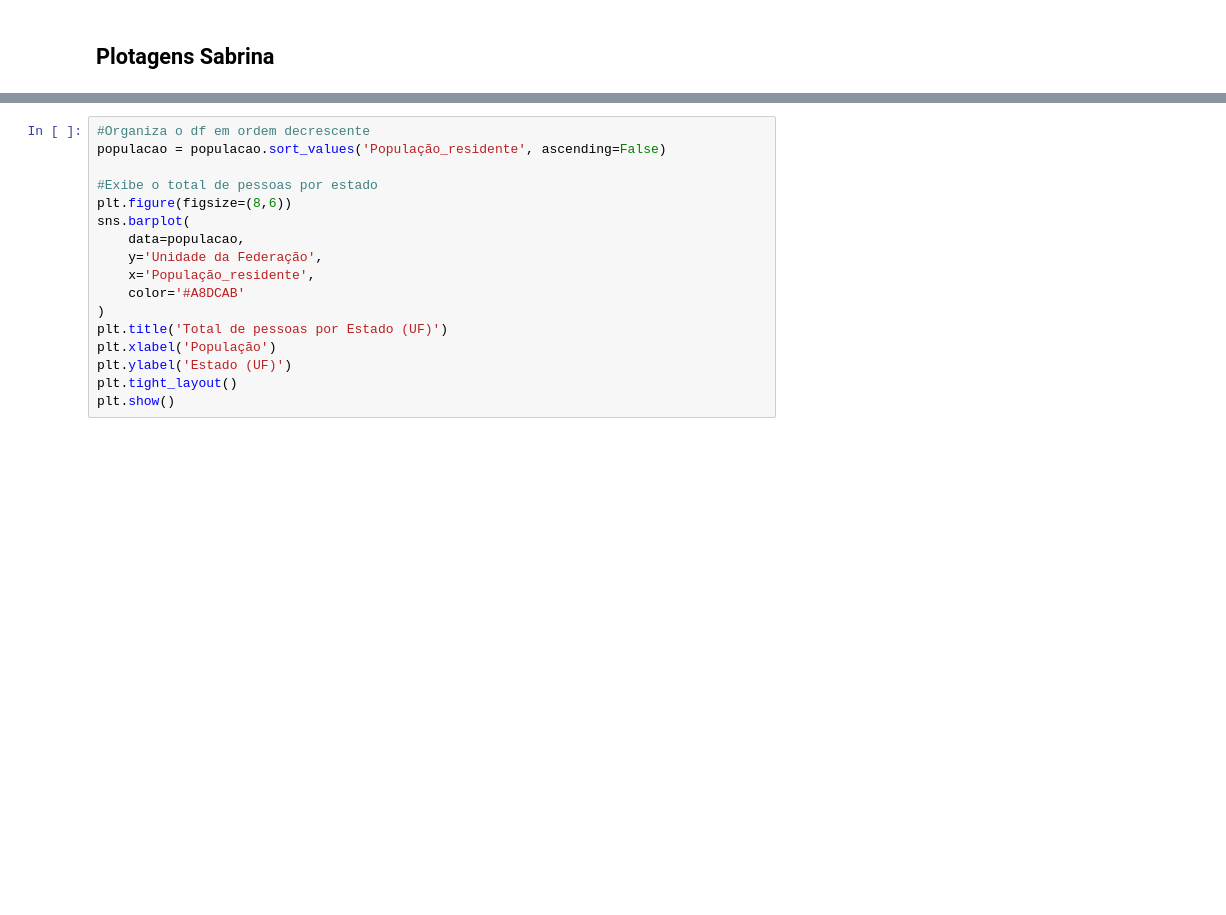
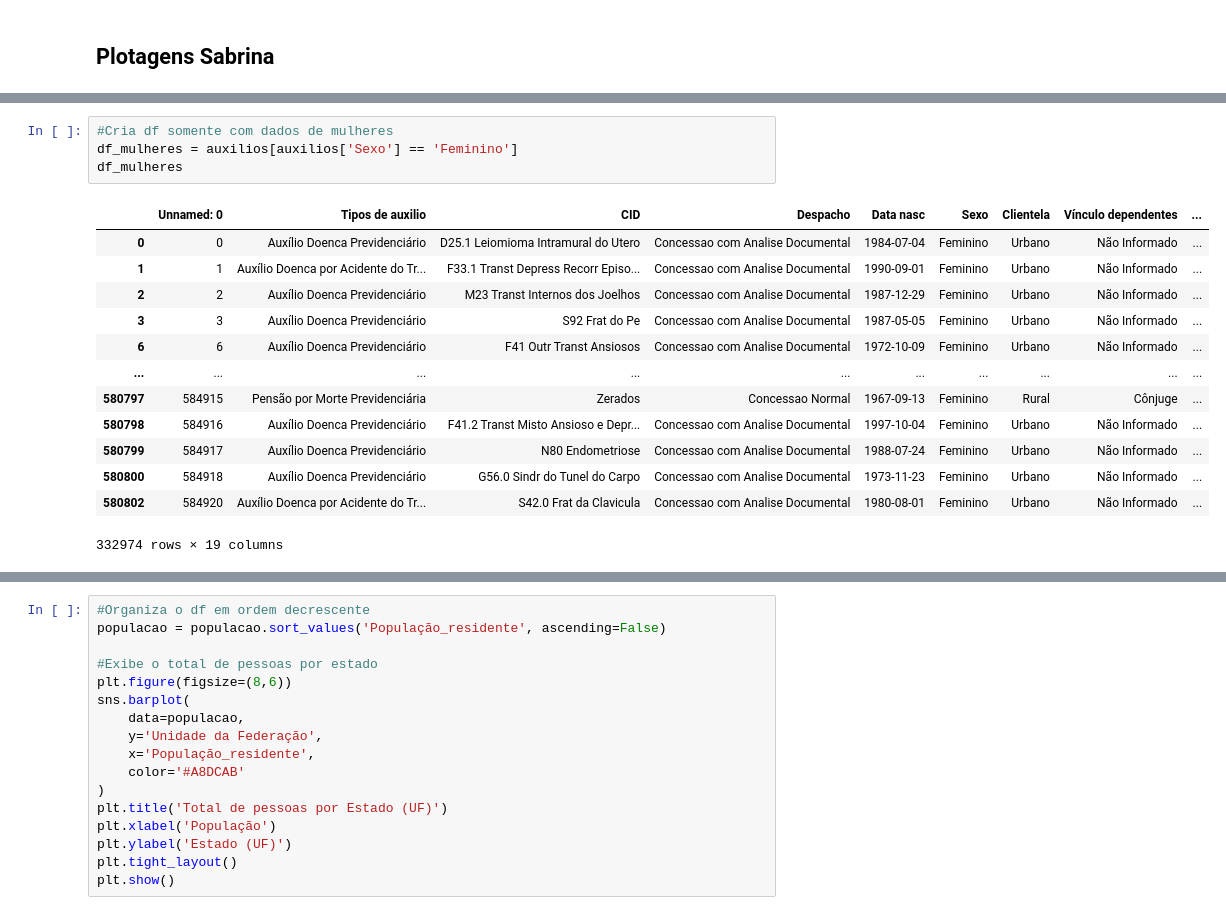
Before and after one commit to Estressei/ProjetoTrilhaDados, a Jupyter notebook: main.ipynb, the cells around one changed output, grey strips where cells are left out. Cells and saved outputs as stored; diff of their text form; blank space fills up the shorter version.

```diff
--- a/main.ipynb
+++ b/main.ipynb
@@ -220,0 +290,18 @@ mapa
+# %%
+#Cria df somente com dados de mulheres
+df_mulheres = auxilios[auxilios['Sexo'] == 'Feminino']
+df_mulheres
+# %% [output]
+|  | Unnamed: 0 | Tipos de auxilio | CID | Despacho | Data nasc | Sexo | Clientela | Vínculo dependentes | ... |
+| 0 | 0 | Auxílio Doenca Previdenciário | D25.1 Leiomioma Intramural do Utero | Concessao com Analise Documental | 1984-07-04 | Feminino | Urbano | Não Informado | ... |
+| 1 | 1 | Auxílio Doenca por Acidente do Tr... | F33.1 Transt Depress Recorr Episo... | Concessao com Analise Documental | 1990-09-01 | Feminino | Urbano | Não Informado | ... |
+| 2 | 2 | Auxílio Doenca Previdenciário | M23 Transt Internos dos Joelhos | Concessao com Analise Documental | 1987-12-29 | Feminino | Urbano | Não Informado | ... |
+| 3 | 3 | Auxílio Doenca Previdenciário | S92 Frat do Pe | Concessao com Analise Documental | 1987-05-05 | Feminino | Urbano | Não Informado | ... |
+| 6 | 6 | Auxílio Doenca Previdenciário | F41 Outr Transt Ansiosos | Concessao com Analise Documental | 1972-10-09 | Feminino | Urbano | Não Informado | ... |
+| ... | ... | ... | ... | ... | ... | ... | ... | ... | ... |
+| 580797 | 584915 | Pensão por Morte Previdenciária | Zerados | Concessao Normal | 1967-09-13 | Feminino | Rural | Cônjuge | ... |
+| 580798 | 584916 | Auxílio Doenca Previdenciário | F41.2 Transt Misto Ansioso e Depr... | Concessao com Analise Documental | 1997-10-04 | Feminino | Urbano | Não Informado | ... |
+| 580799 | 584917 | Auxílio Doenca Previdenciário | N80 Endometriose | Concessao com Analise Documental | 1988-07-24 | Feminino | Urbano | Não Informado | ... |
+| 580800 | 584918 | Auxílio Doenca Previdenciário | G56.0 Sindr do Tunel do Carpo | Concessao com Analise Documental | 1973-11-23 | Feminino | Urbano | Não Informado | ... |
+| 580802 | 584920 | Auxílio Doenca por Acidente do Tr... | S42.0 Frat da Clavicula | Concessao com Analise Documental | 1980-08-01 | Feminino | Urbano | Não Informado | ... |
+332974 rows × 19 columns
```
Also changed, not shown: parts of 58 cells of this notebook.
